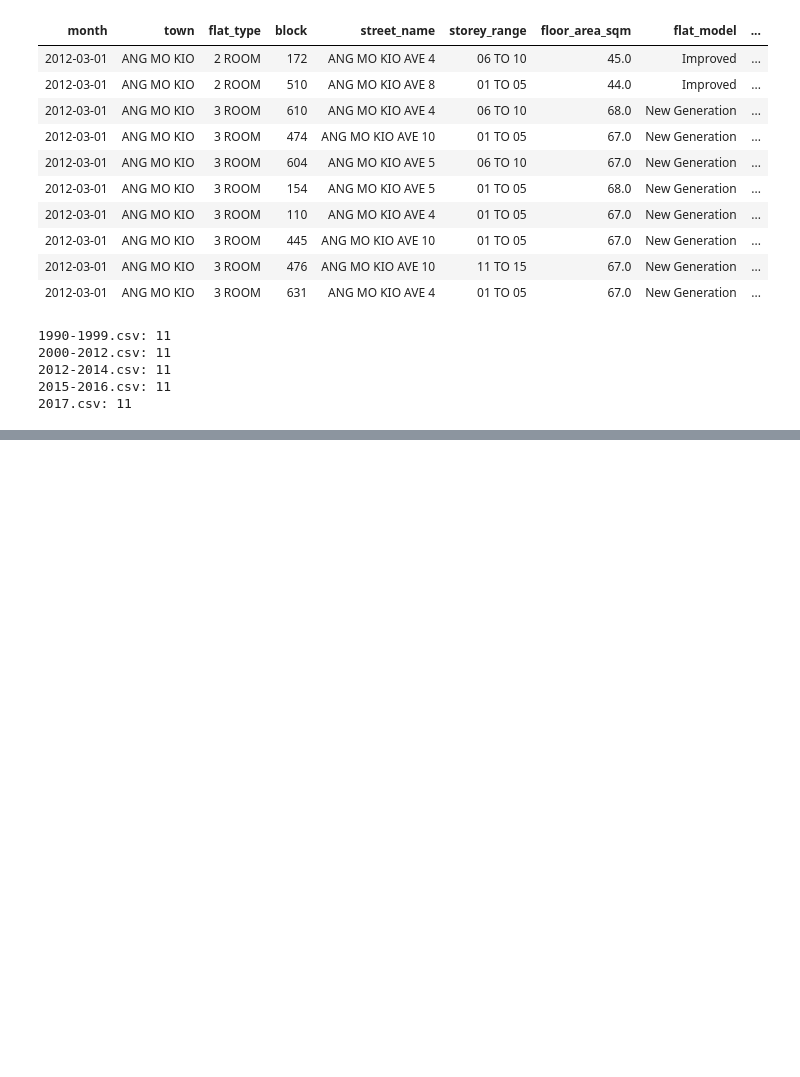
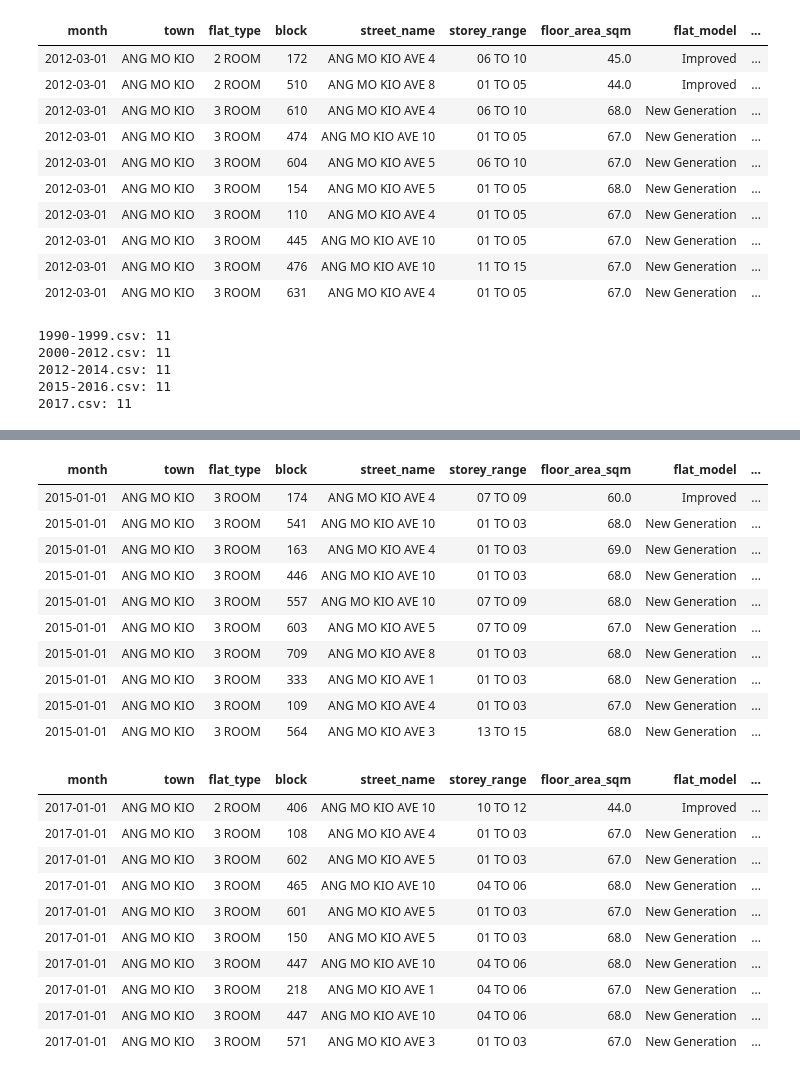
Before and after one commit to harihaysrun/resale-price-explorer, a Jupyter notebook: resale_databricks.ipynb, the cells around one changed output, grey strips where cells are left out. Saved outputs shown, nothing was run; the diff lists cells and outputs as text; code cells hidden in the pictures; blank space fills up the shorter version.

```diff
--- a/resale_databricks.ipynb
+++ b/resale_databricks.ipynb
@@ -169,0 +204,30 @@ print(f'''1990-1999.csv: {len(df.columns)}
+# %%
+# make df4, df4 col order as df-df3
+df4 = df4.select(df.columns)
+df5 = df5.select(df.columns)
+
+display(df4.head(10))
+display(df5.head(10))
+# %% [output]
+| month | town | flat_type | block | street_name | storey_range | floor_area_sqm | flat_model | ... |
+| 2015-01-01 | ANG MO KIO | 3 ROOM | 174 | ANG MO KIO AVE 4 | 07 TO 09 | 60.0 | Improved | ... |
+| 2015-01-01 | ANG MO KIO | 3 ROOM | 541 | ANG MO KIO AVE 10 | 01 TO 03 | 68.0 | New Generation | ... |
+| 2015-01-01 | ANG MO KIO | 3 ROOM | 163 | ANG MO KIO AVE 4 | 01 TO 03 | 69.0 | New Generation | ... |
+| 2015-01-01 | ANG MO KIO | 3 ROOM | 446 | ANG MO KIO AVE 10 | 01 TO 03 | 68.0 | New Generation | ... |
+| 2015-01-01 | ANG MO KIO | 3 ROOM | 557 | ANG MO KIO AVE 10 | 07 TO 09 | 68.0 | New Generation | ... |
+| 2015-01-01 | ANG MO KIO | 3 ROOM | 603 | ANG MO KIO AVE 5 | 07 TO 09 | 67.0 | New Generation | ... |
+| 2015-01-01 | ANG MO KIO | 3 ROOM | 709 | ANG MO KIO AVE 8 | 01 TO 03 | 68.0 | New Generation | ... |
+| 2015-01-01 | ANG MO KIO | 3 ROOM | 333 | ANG MO KIO AVE 1 | 01 TO 03 | 68.0 | New Generation | ... |
+| 2015-01-01 | ANG MO KIO | 3 ROOM | 109 | ANG MO KIO AVE 4 | 01 TO 03 | 67.0 | New Generation | ... |
+| 2015-01-01 | ANG MO KIO | 3 ROOM | 564 | ANG MO KIO AVE 3 | 13 TO 15 | 68.0 | New Generation | ... |
+| month | town | flat_type | block | street_name | storey_range | floor_area_sqm | flat_model | ... |
+| 2017-01-01 | ANG MO KIO | 2 ROOM | 406 | ANG MO KIO AVE 10 | 10 TO 12 | 44.0 | Improved | ... |
+| 2017-01-01 | ANG MO KIO | 3 ROOM | 108 | ANG MO KIO AVE 4 | 01 TO 03 | 67.0 | New Generation | ... |
+| 2017-01-01 | ANG MO KIO | 3 ROOM | 602 | ANG MO KIO AVE 5 | 01 TO 03 | 67.0 | New Generation | ... |
+| 2017-01-01 | ANG MO KIO | 3 ROOM | 465 | ANG MO KIO AVE 10 | 04 TO 06 | 68.0 | New Generation | ... |
+| 2017-01-01 | ANG MO KIO | 3 ROOM | 601 | ANG MO KIO AVE 5 | 01 TO 03 | 67.0 | New Generation | ... |
+| 2017-01-01 | ANG MO KIO | 3 ROOM | 150 | ANG MO KIO AVE 5 | 01 TO 03 | 68.0 | New Generation | ... |
+| 2017-01-01 | ANG MO KIO | 3 ROOM | 447 | ANG MO KIO AVE 10 | 04 TO 06 | 68.0 | New Generation | ... |
+| 2017-01-01 | ANG MO KIO | 3 ROOM | 218 | ANG MO KIO AVE 1 | 04 TO 06 | 67.0 | New Generation | ... |
+| 2017-01-01 | ANG MO KIO | 3 ROOM | 447 | ANG MO KIO AVE 10 | 04 TO 06 | 68.0 | New Generation | ... |
+| 2017-01-01 | ANG MO KIO | 3 ROOM | 571 | ANG MO KIO AVE 3 | 01 TO 03 | 67.0 | New Generation | ... |
```
Also changed, not shown: parts of 6 cells of this notebook.
